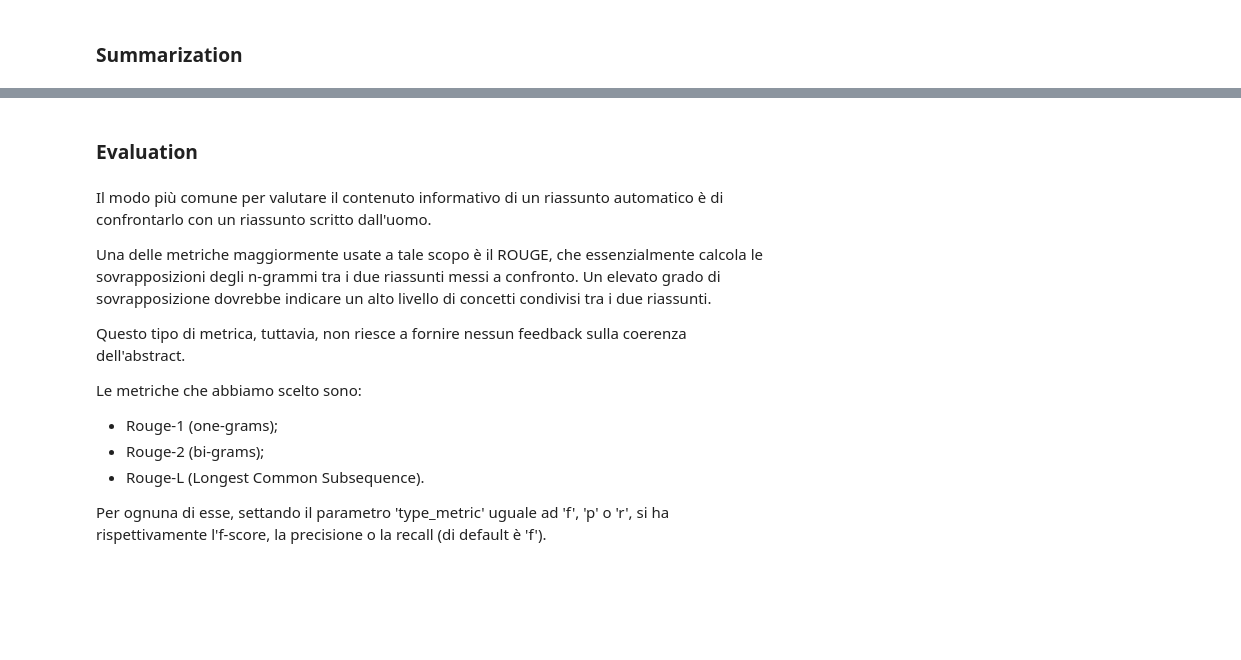
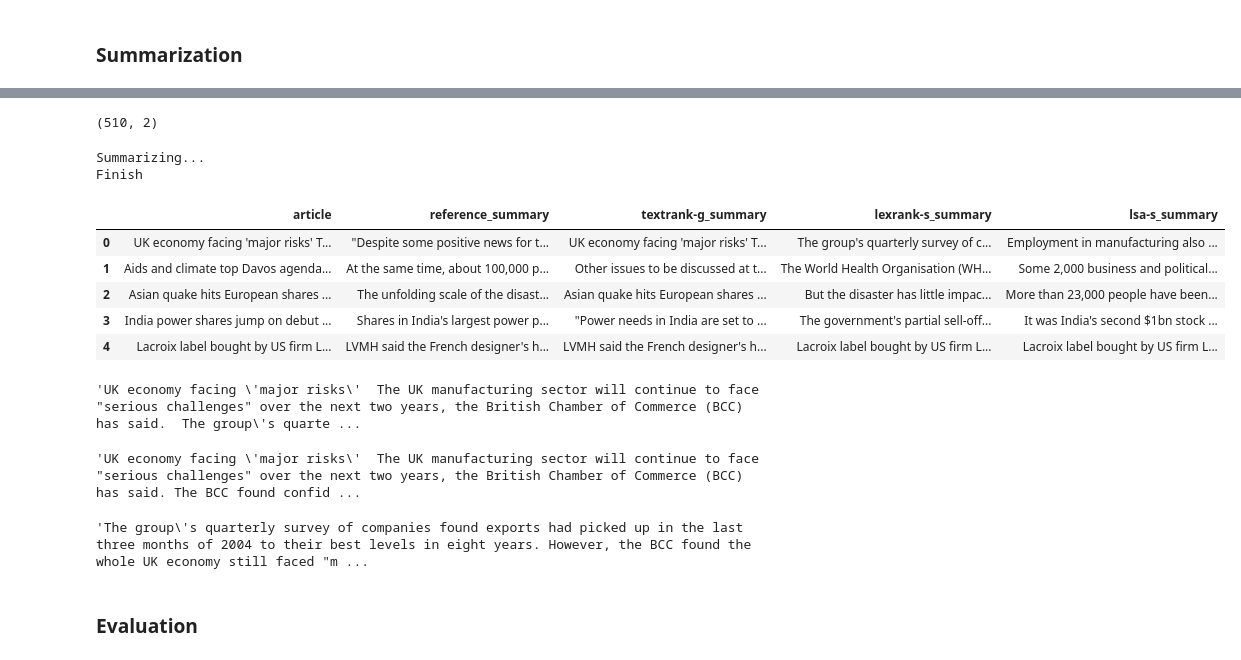
Before and after one commit to Tostox/mltools, a Jupyter notebook: mltools_textMining.ipynb, the cells around one changed output, grey strips where cells are left out. Cells and saved outputs as stored; diff of their text form; code cells hidden in the pictures; blank space fills up the shorter version.

```diff
--- a/mltools_textMining.ipynb
+++ b/mltools_textMining.ipynb
@@ -254,5 +262,5 @@ def create_df(path, column_name):
 dataset_news = create_df(path_news, 'article')
 dataset_summaries = create_df(path_summary, 'reference_summary')
 # %%
-dataset_finale = pd.concat([dataset_news, dataset_summaries], axis = 1)
-dataset_finale.head()
+dataset = pd.concat([dataset_news, dataset_summaries], axis = 1)
+dataset.head()
@@ -259,4 +274,4 @@ dataset_finale.head()
 # %%
-dataset_finale = dataset_finale[dataset_finale['article'].apply(len) > 100]
+dataset = dataset[dataset['article'].apply(len) > 100]
 # %%
 dataset_news['article'][0]
@@ -285,30 +303,34 @@ Summarization.getInfo_models()
 # %%
-dataset_finale = dataset_finale[dataset_finale['article'].apply(Summarization.count_sentences) > 5]
+dataset = dataset[dataset['article'].apply(Summarization.count_sentences) > 5]
 # %%
-dataset_finale.shape
+dataset.shape
+# %% [output]
+(510, 2)
 # %%
 SUM = Summarization(models = ['textrank-g', 'lexrank-s', 'lsa-s'])
 # %%
-df_summary = SUM.fit(dataset_finale, field = 'article', n_sentences = 3)
+df_summary = SUM.fit(dataset, field = 'article', n_sentences = 3)
 df_summary.head()
+# %% [output]
+Summarizing...
+Finish
+|  | article | reference_summary | textrank-g_summary | lexrank-s_summary | lsa-s_summary |
+| 0 | UK economy facing 'major risks' T... | "Despite some positive news for t... | UK economy facing 'major risks' T... | The group's quarterly survey of c... | Employment in manufacturing also ... |
+| 1 | Aids and climate top Davos agenda... | At the same time, about 100,000 p... | Other issues to be discussed at t... | The World Health Organisation (WH... | Some 2,000 business and political... |
+| 2 | Asian quake hits European shares ... | The unfolding scale of the disast... | Asian quake hits European shares ... | But the disaster has little impac... | More than 23,000 people have been... |
+| 3 | India power shares jump on debut ... | Shares in India's largest power p... | "Power needs in India are set to ... | The government's partial sell-off... | It was India's second $1bn stock ... |
+| 4 | Lacroix label bought by US firm L... | LVMH said the French designer's h... | LVMH said the French designer's h... | Lacroix label bought by US firm L... | Lacroix label bought by US firm L... |
 # %%
 df_summary.loc[0]['article']
+# %% [output]
+'UK economy facing \'major risks\'  The UK manufacturing sector will continue to face "serious challenges" over the next two years, the British Chamber of Commerce (BCC) has said.  The group\'s quarte ...
 # %%
 df_summary.loc[0]['textrank-g_summary']
+# %% [output]
+'UK economy facing \'major risks\'  The UK manufacturing sector will continue to face "serious challenges" over the next two years, the British Chamber of Commerce (BCC) has said. The BCC found confid ...
 # %%
 df_summary.loc[0]['lexrank-s_summary']
+# %% [output]
+'The group\'s quarterly survey of companies found exports had picked up in the last three months of 2004 to their best levels in eight years. However, the BCC found the whole UK economy still faced "m ...
 # %% [markdown]
 ### Evaluation
-# %% [markdown]
-Il modo più comune per valutare il contenuto informativo di un riassunto automatico è di confrontarlo con un riassunto scritto dall'uomo.
-
-Una delle metriche maggiormente usate a tale scopo è il ROUGE, che essenzialmente calcola le sovrapposizioni degli n-grammi tra i due riassunti messi a confronto. Un elevato grado di sovrapposizione dovrebbe indicare un alto livello di concetti condivisi tra i due riassunti.
-
-Questo tipo di metrica, tuttavia, non riesce a fornire nessun feedback sulla coerenza dell'abstract.
-
-Le metriche che abbiamo scelto sono:
-- Rouge-1 (one-grams);
-- Rouge-2 (bi-grams);
-- Rouge-L (Longest Common Subsequence).
-
-Per ognuna di esse, settando il parametro 'type_metric' uguale ad 'f', 'p' o 'r', si ha rispettivamente l'f-score, la precisione o la recall (di default è 'f').
```
Also changed, not shown: parts of 90 cells of this notebook, 4 other files.
